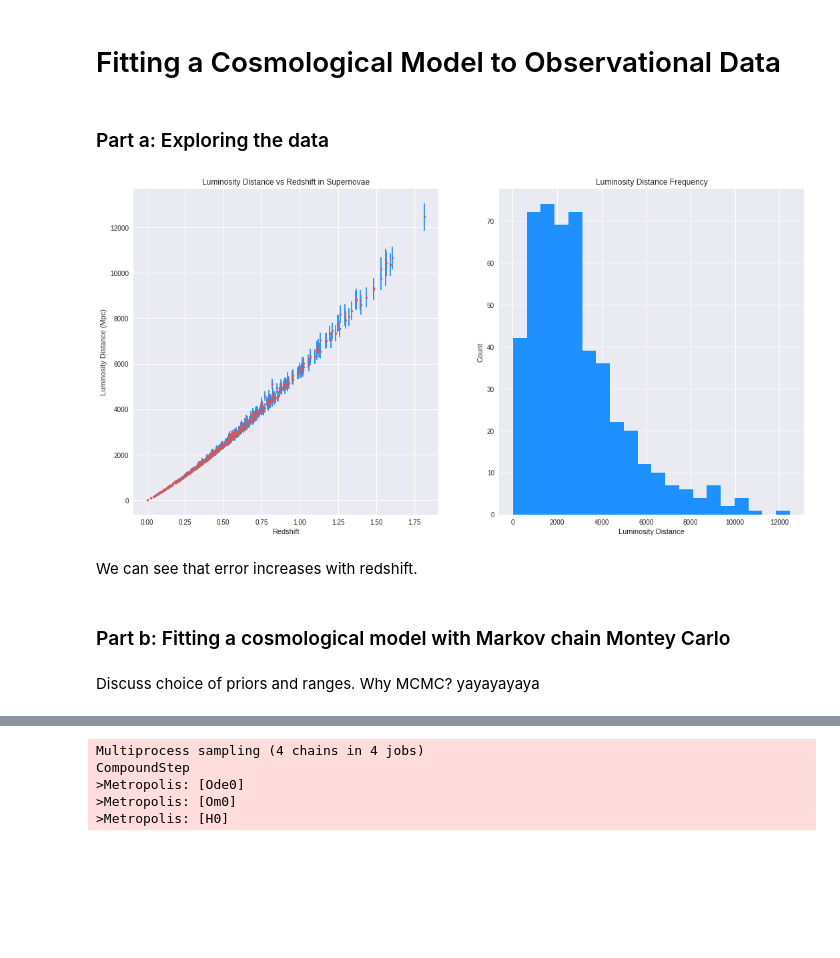
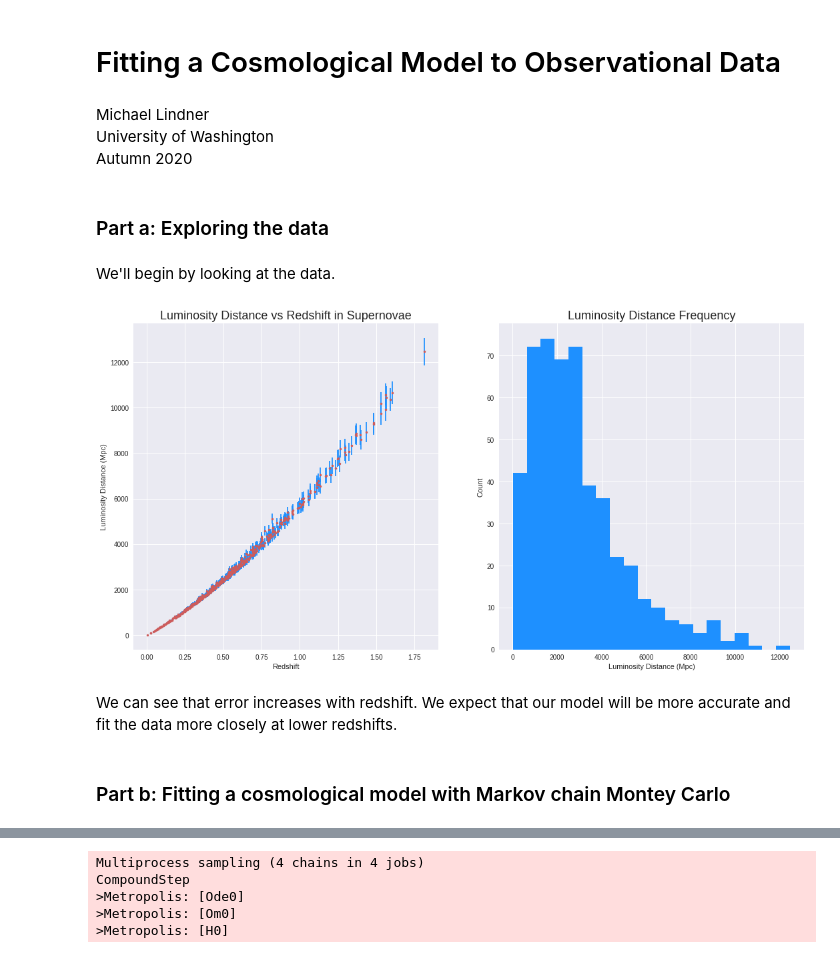
Before and after one commit to MCLindner/CosmoFit, a Jupyter notebook: CosmoFit.ipynb, the cells around one changed output, grey strips where cells are left out. Saved outputs shown, nothing was run; the diff lists cells and outputs as text; code cells hidden in the pictures; blank space fills up the shorter version.

```diff
--- a/CosmoFit.ipynb
+++ b/CosmoFit.ipynb
@@ -1,32 +1,36 @@
 # %% [markdown]
 # Fitting a Cosmological Model to Observational Data
+# %% [markdown]
+Michael Lindner \
+University of Washington \
+Autumn 2020
 # %% [markdown]
 ### Part a: Exploring the data
+# %% [markdown]
+We'll begin by looking at the data.
 # %%
 import pandas as pd
 import matplotlib.pyplot as plt
 import numpy as np
 
 plt.style.use('seaborn')
 
 cols = ['Redshift', 'Distance', 'Error']
 obs = pd.read_csv('SN.data', names=cols, header=0)
 
 fig, ax = plt.subplots(1, 2, figsize=(18,9))
 ax[0].errorbar(obs['Redshift'], obs['Distance'], yerr=obs['Error'], ls='None', marker='.', color='indianred', ecolor='dodgerblue')
 ax[0].set_ylabel('Luminosity Distance (Mpc)')
 ax[0].set_xlabel('Redshift')
-ax[0].set_title('Luminosity Distance vs Redshift in Supernovae');
+ax[0].set_title('Luminosity Distance vs Redshift in Supernovae', fontsize=18);
 
 ax[1].hist(obs['Distance'], bins = 20, color='dodgerblue');
 ax[1].set_ylabel('Count')
-ax[1].set_xlabel('Luminosity Distance')
-ax[1].set_title('Luminosity Distance Frequency');
+ax[1].set_xlabel('Luminosity Distance (Mpc)')
+ax[1].set_title('Luminosity Distance Frequency', fontsize=18);
 # %% [output]
-[figure, old version]
+[figure, new version]
 # %% [markdown]
-We can see that error increases with redshift.
+We can see that error increases with redshift. We expect that our model will be more accurate and fit the data more closely at lower redshifts.
 # %% [markdown]
 ### Part b: Fitting a cosmological model with Markov chain Montey Carlo
-# %% [markdown]
-Discuss choice of priors and ranges. Why MCMC? yayayayaya
```
Also changed, not shown: parts of 18 cells of this notebook.
